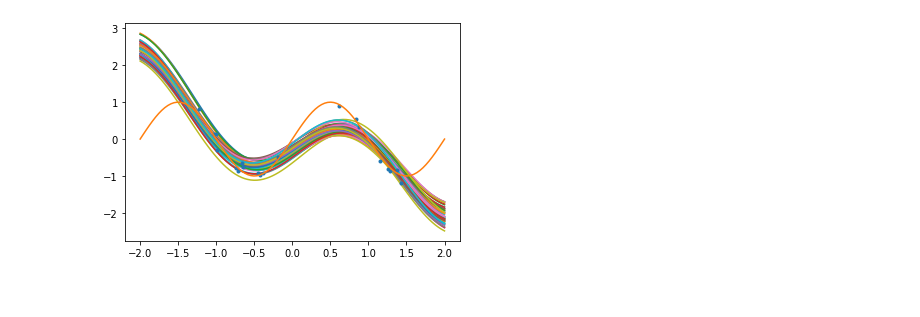
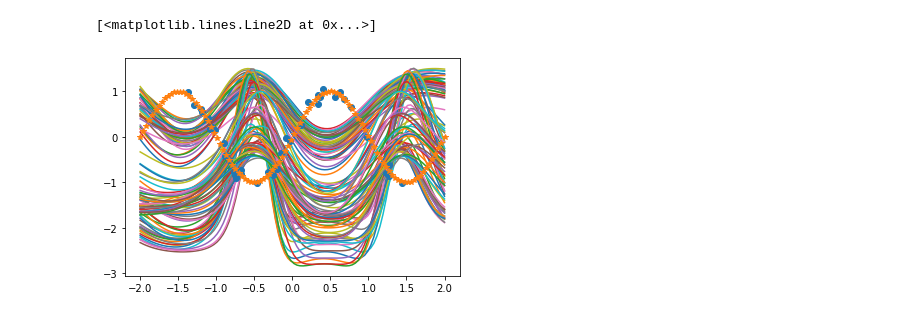
Before and after one commit to shixinxing/DGP-RF-MCMC, a Jupyter notebook: experiments/toy_demo.ipynb, the cells around one changed output. Cells and saved outputs as stored; diff of their text form; code cells hidden in the pictures.

```diff
--- a/experiments/toy_demo.ipynb
+++ b/experiments/toy_demo.ipynb
@@ -80,5 +339,5 @@ Metal device set to: Apple M1 Pro
 # %%
-num_training = 20
+num_training = 40
 num_testing = 100
 std_noise = 0.1
 
@@ -88,12 +347,12 @@ d_in = 1
 d_out =1
 # kernel_list =
 
-model = ToyRegressionDGP(d_in, d_out, n_hidden_layers=1, n_rf=50, n_gp=1, likelihood=Gaussian(),
+model = ToyRegressionDGP(d_in, d_out, n_hidden_layers=3, n_rf=30, n_gp=[1,1,1], likelihood=Gaussian(),
                          kernel_list=None, random_fixed=True)
 
-num_mixing_epoches = 10000
-num_samples = 50
-eta = 0.9
+num_mixing_epoches = 400
+num_samples = 100
+eta = 0.1
 
 out_samples = []
 for epoch in range(num_mixing_epoches + num_samples):
@@ -102,15 +361,26 @@ for epoch in range(num_mixing_epoches + num_samples):
         model.sghmc_update(X_train, Y_train, lr, num_training, eta=eta, temperature=1.)
     elif epoch >= num_mixing_epoches:
         model.sghmc_update(X_train, Y_train, lr, num_training, eta=eta, temperature=1.)
-        out = model.feed_forward(X_test)
+        out = model.feed_forward_all_layers(X_test)
         out_samples.append(out)
 
-out_samples = tf.concat(out_samples, axis=-1).numpy() #[N, num_samples]
-# print(out_samples)
+out_hid_list = []
+out_hid_2_list = []
+out_list = []
+for sample in out_samples:
+    out_hid = sample[0]
+    out_hid_list.append(out_hid)
+    out_hid_2 = sample[1]
+    out_hid_2_list.append(out_hid_2)
+    out = sample[2]
+    out_list.append(out)
 
+out_hid_list = tf.concat(out_hid_list, axis=-1).numpy() #[N, num_samples]
+out_hid_2_list = tf.concat(out_hid_2_list, axis=-1).numpy() #[N, num_samples]
+out_list = tf.concat(out_list, axis=-1).numpy()
 
-plt.plot(X_test, out_samples)
-plt.plot(X_train[:,0], Y_train[:,0], ".")
-plt.plot(X_test[:,0], np.sin(np.pi * X_test[:,0]))
+plt.plot(X_test, out_hid_list)
+plt.plot(X_train[:,0], Y_train[:,0], "o")
+plt.plot(X_test[:,0], np.sin(np.pi * X_test[:,0]), "*")
 # %% [output]
 [<matplotlib.lines.Line2D at 0x...>]
@@ -138,7 +388,7 @@ model.trainable_variables
 # %%
-plt.plot(X_test, out_samples)
-plt.plot(X_train[:,0], Y_train[:,0], ".")
-plt.plot(X_test[:,0], np.sin(np.pi * X_test[:,0]))
-plt.savefig("sin-1-layer.png")
+plt.plot(X_test, out_hid_2_list)
+plt.plot(X_train[:,0], Y_train[:,0], "o")
+plt.plot(X_test[:,0], np.sin(np.pi * X_test[:,0]), "*")
 # %% [output]
+[<matplotlib.lines.Line2D at 0x...>]
-[figure, old version]
+[figure, new version]
```
Also changed, not shown: parts of 25 cells of this notebook.
